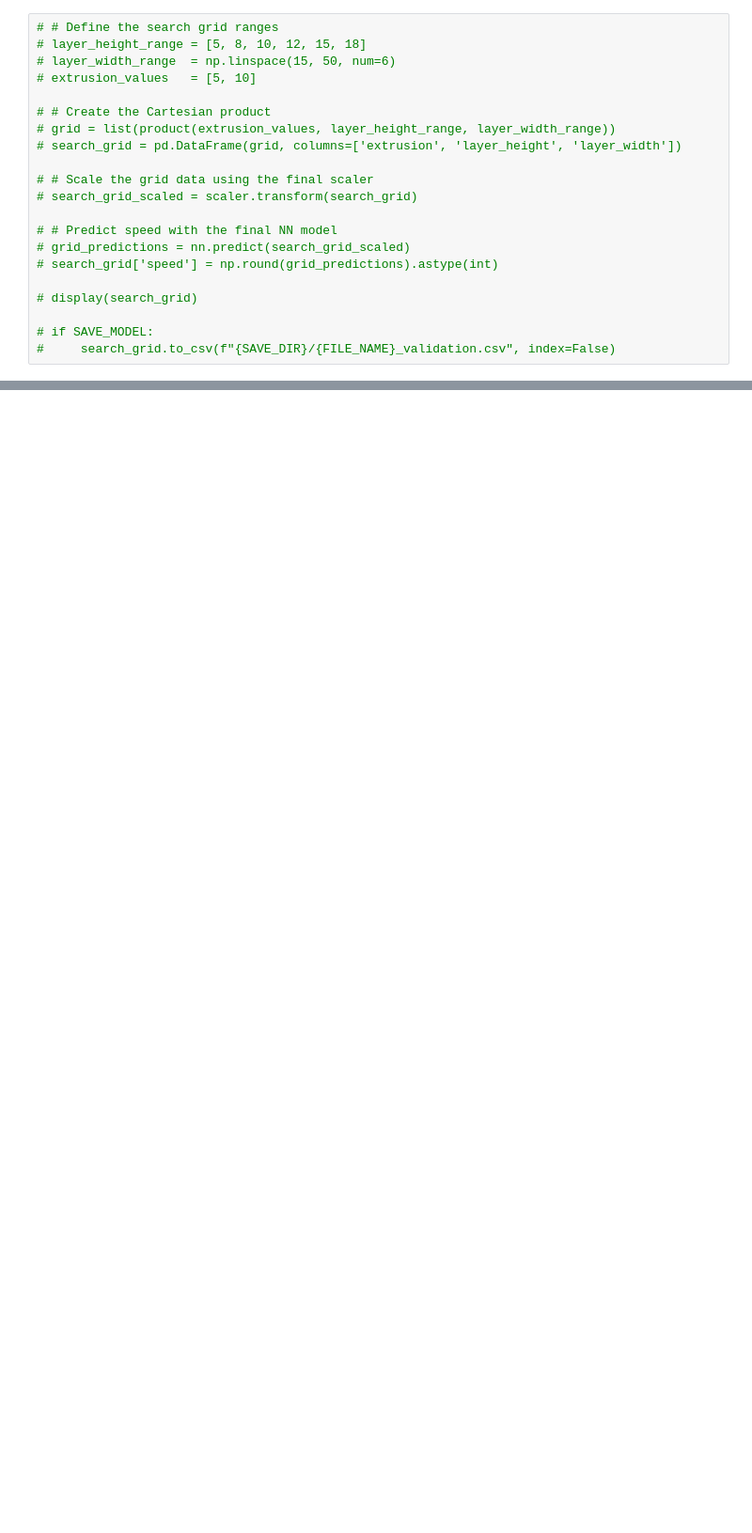
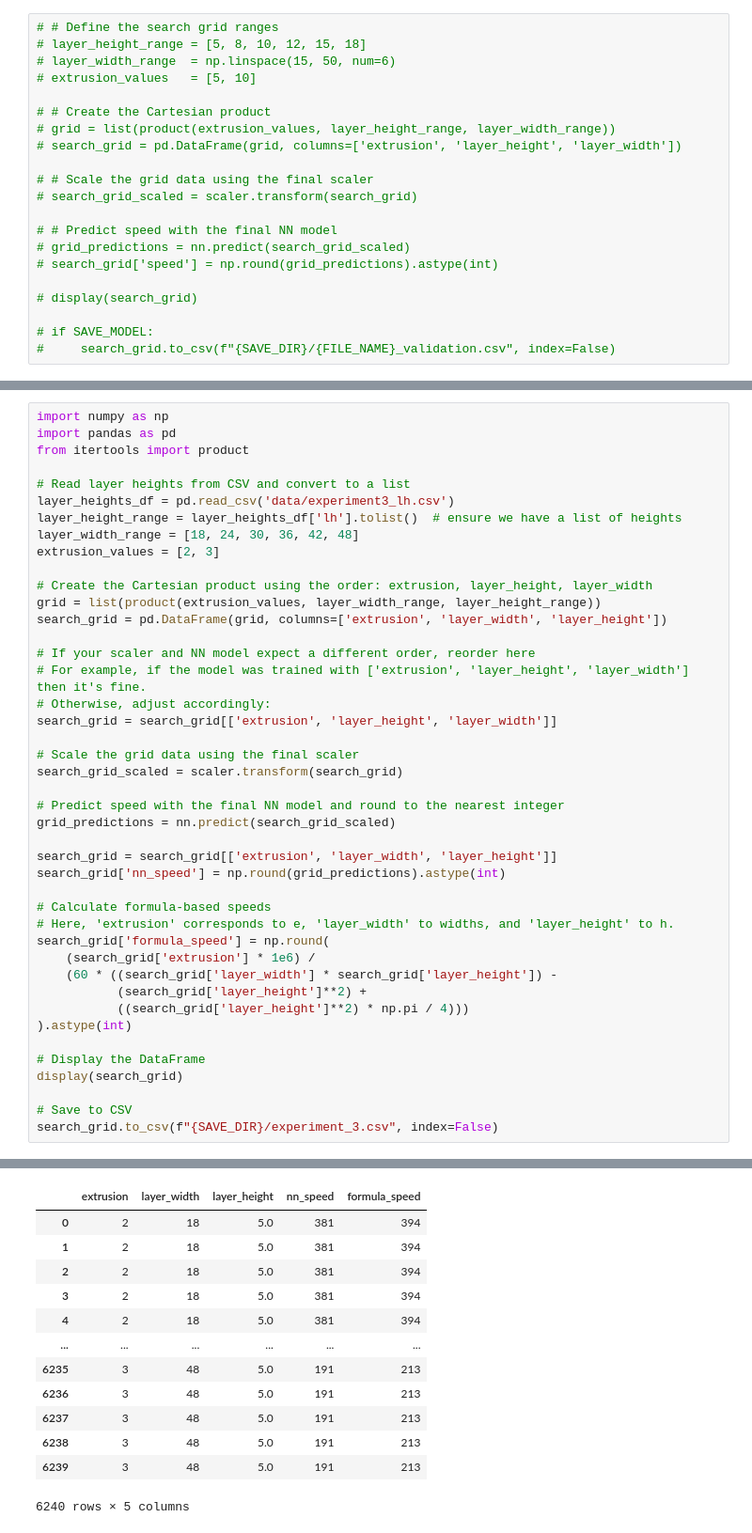
Before and after one commit to ozgucbertug/3DCP-Extrusion-Parameter-Optimization, a Jupyter notebook: data_driven_3dcp.ipynb, the cells around one changed output, grey strips where cells are left out. Shown at 94% size. Saved outputs shown, nothing was run; the diff lists cells and outputs as text; blank space fills up the shorter version.

```diff
--- a/data_driven_3dcp.ipynb
+++ b/data_driven_3dcp.ipynb
@@ -543,0 +535,44 @@ NameError: name 'nn' is not defined
+# %%
+import numpy as np
+import pandas as pd
+from itertools import product
+
+# Read layer heights from CSV and convert to a list
+layer_heights_df = pd.read_csv('data/experiment3_lh.csv')
+layer_height_range = layer_heights_df['lh'].tolist()  # ensure we have a list of heights
+layer_width_range = [18, 24, 30, 36, 42, 48]
+extrusion_values = [2, 3]
+
+# Create the Cartesian product using the order: extrusion, layer_height, layer_width
+grid = list(product(extrusion_values, layer_width_range, layer_height_range))
+search_grid = pd.DataFrame(grid, columns=['extrusion', 'layer_width', 'layer_height'])
+
+# If your scaler and NN model expect a different order, reorder here
+# For example, if the model was trained with ['extrusion', 'layer_height', 'layer_width'] then it's fine.
+# Otherwise, adjust accordingly:
+search_grid = search_grid[['extrusion', 'layer_height', 'layer_width']]
+
+# Scale the grid data using the final scaler
+search_grid_scaled = scaler.transform(search_grid)
+
+# Predict speed with the final NN model and round to the nearest integer
+grid_predictions = nn.predict(search_grid_scaled)
+
+search_grid = search_grid[['extrusion', 'layer_width', 'layer_height']]
+search_grid['nn_speed'] = np.round(grid_predictions).astype(int)
+
+# Calculate formula-based speeds
+# Here, 'extrusion' corresponds to e, 'layer_width' to widths, and 'layer_height' to h.
+search_grid['formula_speed'] = np.round(
+    (search_grid['extrusion'] * 1e6) /
+    (60 * ((search_grid['layer_width'] * search_grid['layer_height']) -
+           (search_grid['layer_height']**2) +
+           ((search_grid['layer_height']**2) * np.pi / 4)))
+).astype(int)
+
+# Display the DataFrame
+display(search_grid)
+
+# Save to CSV
+search_grid.to_csv(f"{SAVE_DIR}/experiment_3.csv", index=False)
+# %% [output]
@@ -543,0 +580,13 @@ NameError: name 'nn' is not defined
+|  | extrusion | layer_width | layer_height | nn_speed | formula_speed |
+| 0 | 2 | 18 | 5.0 | 381 | 394 |
+| 1 | 2 | 18 | 5.0 | 381 | 394 |
+| 2 | 2 | 18 | 5.0 | 381 | 394 |
+| 3 | 2 | 18 | 5.0 | 381 | 394 |
+| 4 | 2 | 18 | 5.0 | 381 | 394 |
+| ... | ... | ... | ... | ... | ... |
+| 6235 | 3 | 48 | 5.0 | 191 | 213 |
+| 6236 | 3 | 48 | 5.0 | 191 | 213 |
+| 6237 | 3 | 48 | 5.0 | 191 | 213 |
+| 6238 | 3 | 48 | 5.0 | 191 | 213 |
+| 6239 | 3 | 48 | 5.0 | 191 | 213 |
+6240 rows × 5 columns
```
Also changed, not shown: parts of 8 cells of this notebook, 8 other files.
